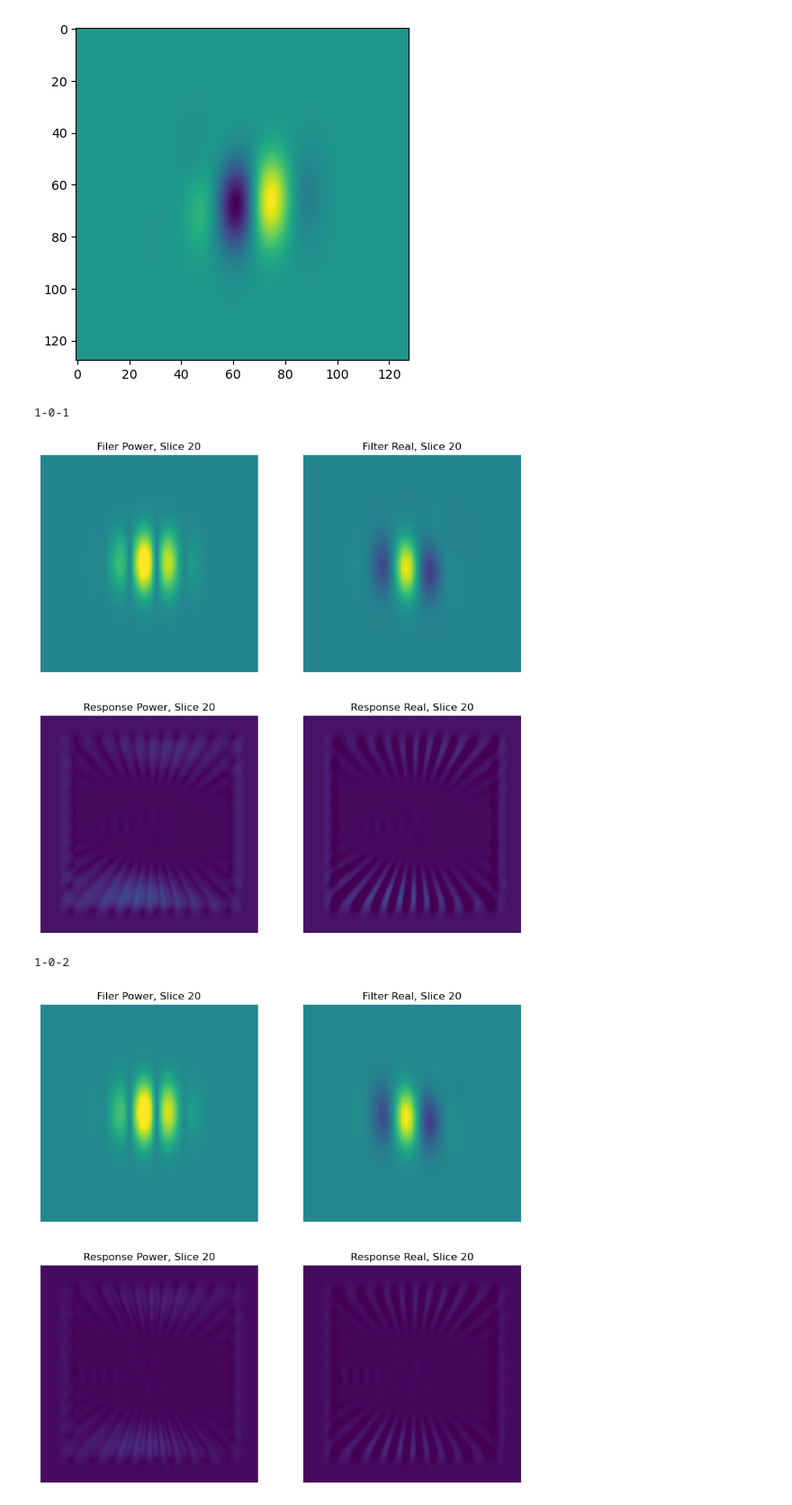
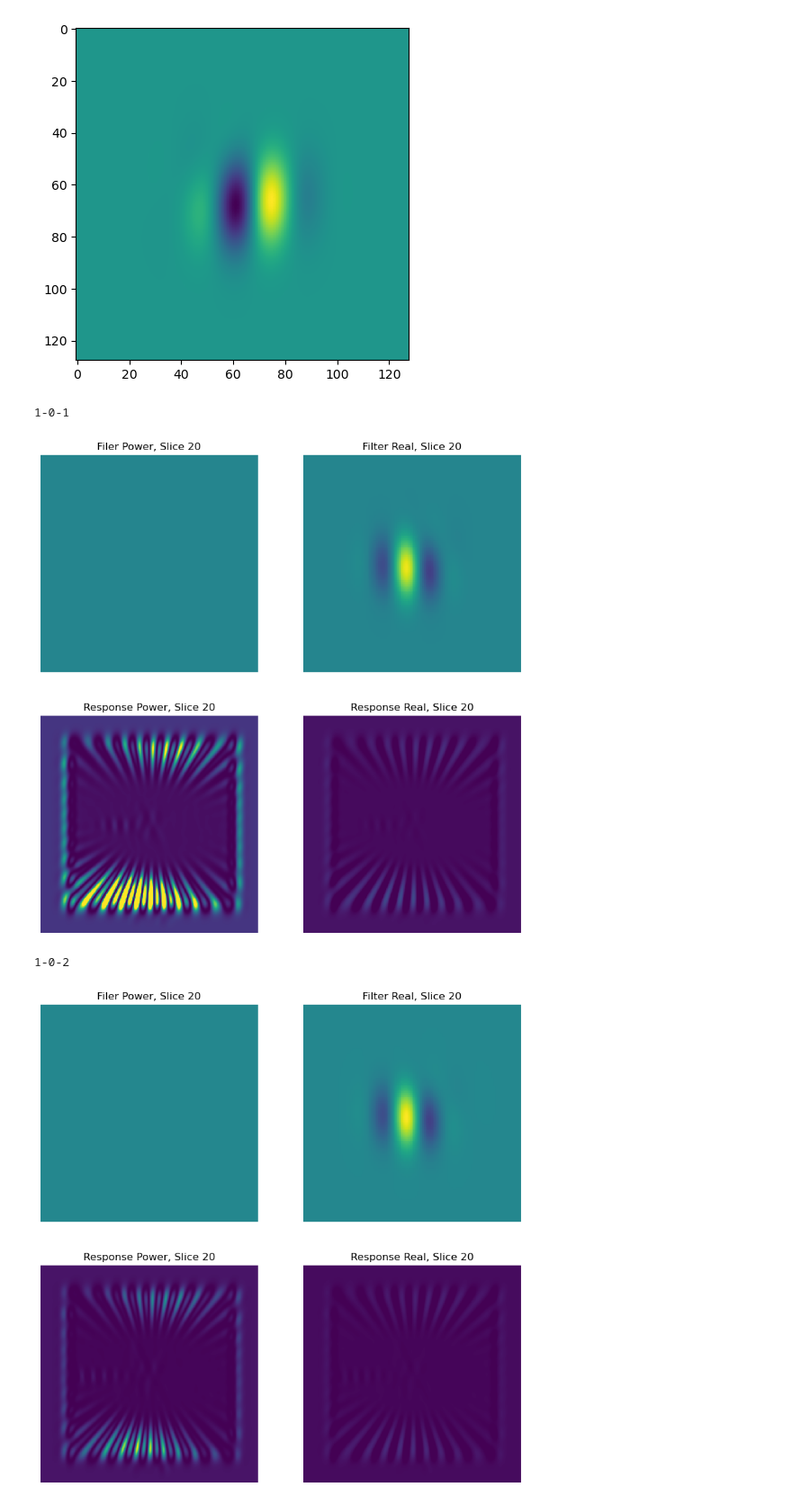
Before and after one commit to vdutell/linearfiltering, a Jupyter notebook: ConvolveFFTMovieTest.ipynb, the cells around one changed output. Shown at 90% size. Cells and saved outputs as stored; diff of their text form; code cells hidden in the pictures.

Commit message:
udpates to real/imaginary fourier filters

```diff
--- a/ConvolveFFTMovieTest.ipynb
+++ b/ConvolveFFTMovieTest.ipynb
@@ -263,7 +262,7 @@ import os
 from IPython.display import Video
 
 # Create output directory
-output_dir = f'test_movies_output_norm{normalize}_{filter_banks_size}'
+output_dir = f'test_movies_{test_type}_output_norm{normalize}_{filter_banks_size}'
 os.makedirs(output_dir, exist_ok=True)
 
 def create_movie(filter_real, filter_imag, output_real, output_imag, filename, fmin=None, fmax=None,rmin=None, rmax=None):
@@ -273,8 +272,11 @@ def create_movie(filter_real, filter_imag, output_real, output_imag, filename, f
 
     frmin = np.min(np.real(filter_real))
     frmax = np.max(np.real(filter_imag))
-    fmin = np.min(np.real(filter_real+1j*filter_imag)**2)
-    fmax = np.max(np.real(filter_real+1j*filter_imag)**2)
+    frpmin = np.min(np.real(output_real+1j*output_imag)**2)
+    frpmax = np.max(np.real(output_real+1j*output_imag)**2)
+
+    fpmin = np.min(np.real(filter_real+1j*filter_imag)**2)
+    fpmax = np.max(np.real(filter_real+1j*filter_imag)**2)
     fmin = np.min((filter_real,filter_imag))
     fmax = np.max((filter_real,filter_imag))
 
@@ -286,7 +288,7 @@ def create_movie(filter_real, filter_imag, output_real, output_imag, filename, f
         axes[1,1].clear()
         #Filter
         #print(filter_real.shape)
-        axes[0,0].pcolormesh(np.real(np.sqrt(filter_real[0,0,slice_idx,:,:]**2 + filter_imag[0,0,slice_idx,:,:]**2)),vmin=fmin,vmax=fmax)
+        axes[0,0].pcolormesh(np.real(filter_real[0,0,slice_idx,:,:] + 1j*filter_imag[0,0,slice_idx,:,:])**2,vmin=fpmin,vmax=fpmax)
         axes[0,0].set_aspect('equal')
         axes[0,0].set_title(f'Filer Power, Slice {slice_idx}')
         axes[0,1].pcolormesh(filter_real[0,0,slice_idx,:,:],vmin=fmin,vmax=fmax)
@@ -295,7 +297,7 @@ def create_movie(filter_real, filter_imag, output_real, output_imag, filename, f
 
         #Response
         #axes[1,0].pcolormesh(output_real[0,0,slice_idx,:,:])#, vmin=vmin, vmax=vmax)
-        axes[1,0].pcolormesh(np.real(np.sqrt(output_real[0,0,slice_idx,:,:]**2 + output_imag[0,0,slice_idx,:,:]**2)),vmin=rmin,vmax=rmax)
+        axes[1,0].pcolormesh(np.real(output_real[0,0,slice_idx,:,:] + 1j*output_imag[0,0,slice_idx,:,:])**2,vmin=frmin,vmax=rmax)
         axes[1,0].set_aspect('equal')
         axes[1,0].set_title(f'Response Power, Slice {slice_idx}')
         axes[1,1].pcolormesh(np.real(output_real[0,0,slice_idx,:,:]),vmin=rmin,vmax=rmax)#, vmin=vmin, vmax=vmax)
@@ -310,34 +312,34 @@ def create_movie(filter_real, filter_imag, output_real, output_imag, filename, f
 
     ani = animation.FuncAnimation(fig, update_plot, frames=nslices, repeat=False)
     ani.save(filename, writer='ffmpeg', fps=30)
     plt.close(fig)
 
 fmin = np.min((st_real_filters.cpu().numpy(), st_imag_filters.cpu().numpy()))
 fmax = np.max((st_real_filters.cpu().numpy(), st_imag_filters.cpu().numpy()))
 pow = np.real(np.sqrt(real_outputs.cpu().numpy()**2 + imag_outputs.cpu().numpy()**2))
 rmin = np.min(pow)
 rmax = np.max(pow)
 
 for i in range(len(real_outputs)):
 
     filter_real = st_real_filters[i].cpu().numpy()
     filter_imag = st_imag_filters[i].cpu().numpy()
     fourier_filter_real = real_filters[i].cpu().numpy()
     fourier_filter_imag = imag_filters[i].cpu().numpy()
     output_real = real_outputs[i].cpu().numpy()
     output_imag = imag_outputs[i].cpu().numpy()
 
     print(filter_names[i])
     #print(output_real.shape)
     #print(output_imag.shape)
 
     filename = os.path.join(output_dir, f'test_response_{filter_names[i]}.mp4')
     create_movie(filter_real, filter_imag, output_real, output_imag, filename,fmin=fmin, fmax=fmax,rmin=rmin, rmax=rmax)
 #show the last video
 Video(filename)
 # %% [output]
 1-0-1
-[figure, old version]
+[figure, new version]
 1-0-2
-[figure, old version]
+[figure, new version]
 1-0-4
```
Also changed, not shown: parts of 2 cells of this notebook, 1 other file.
